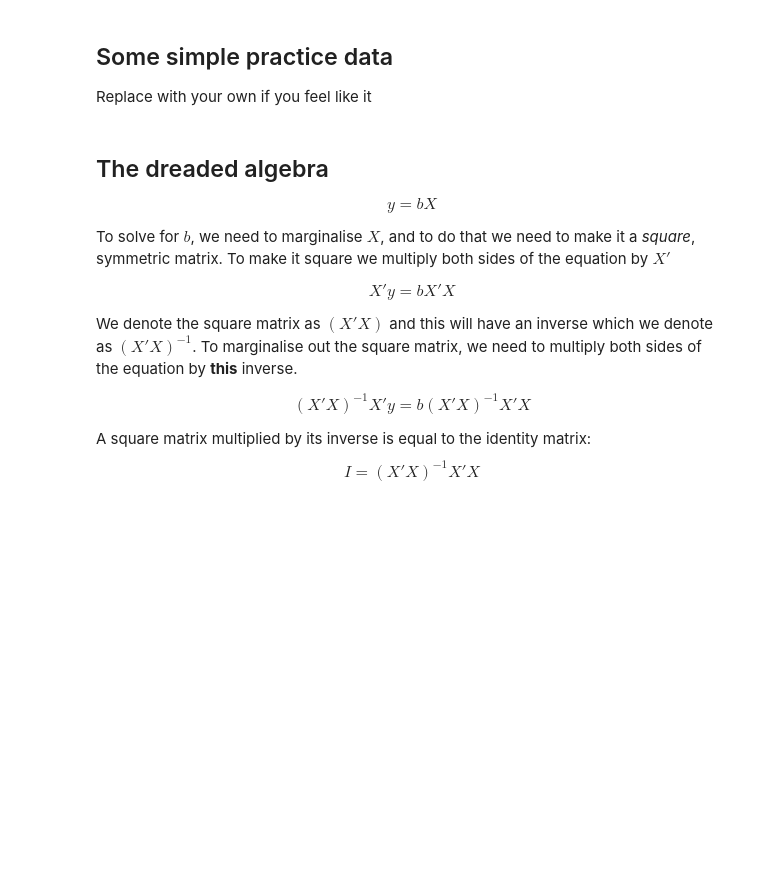
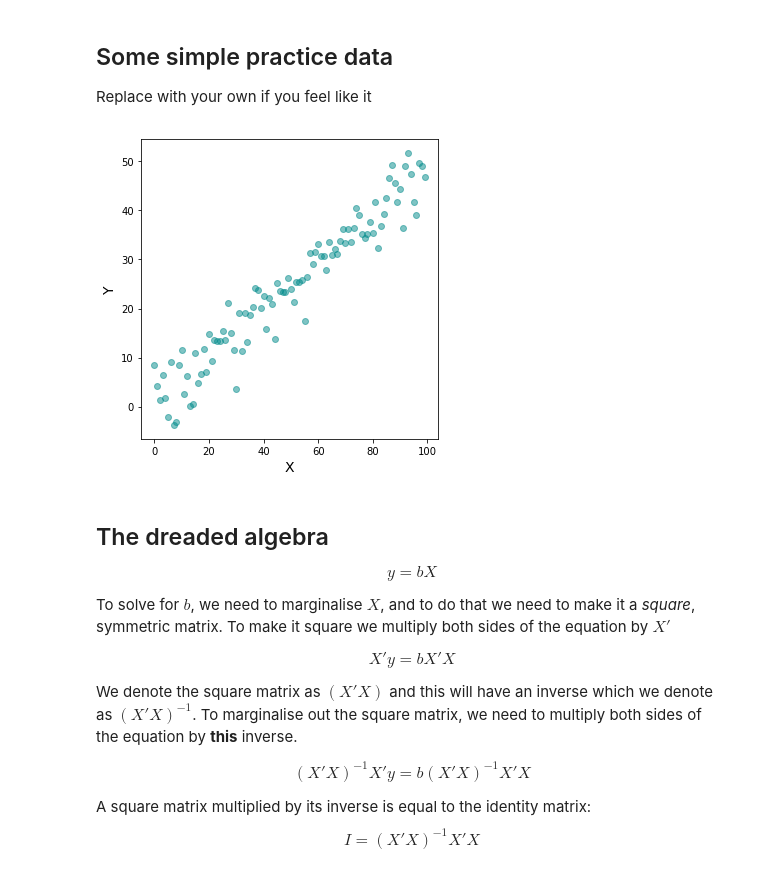
Before and after one commit to rhyswhitley/python_school, a Jupyter notebook: notebooks/examples/LinAlg_Regression_NumPy.ipynb, the cells around one changed output. Saved outputs shown, nothing was run; the diff lists cells and outputs as text; code cells hidden in the pictures; blank space fills up the shorter version.

```diff
--- a/notebooks/examples/LinAlg_Regression_NumPy.ipynb
+++ b/notebooks/examples/LinAlg_Regression_NumPy.ipynb
@@ -11,3 +11,19 @@ x = np.array([6, 7, 8, 9, 7])
+# %%
+y = np.array([1, 2, 3, 3, 4])
+x = np.array([6, 7, 8, 9, 7])
+
+x = np.arange(100)
+y = 0.1 + 0.5*x + np.random.normal(0, 4, (x.size))
+
+plt.figure(figsize=(5, 5))
+plt.plot(x, y, 'o', alpha=0.5, c="#008b8b")
+plt.xlabel("X", fontsize=14)
+plt.ylabel("Y", fontsize=14)
+plt.tight_layout()
+plt.savefig("../../slides/html/img/Lesson_5/la_data.png", dpi=360, transparent=True, bbox_inches="tight")
+plt.show()
+# %% [output]
+[figure, added]
 # %% [markdown]
 ## The dreaded algebra
 \begin{equation}
```
Also changed, not shown: parts of 10 cells of this notebook, 3 other files.
